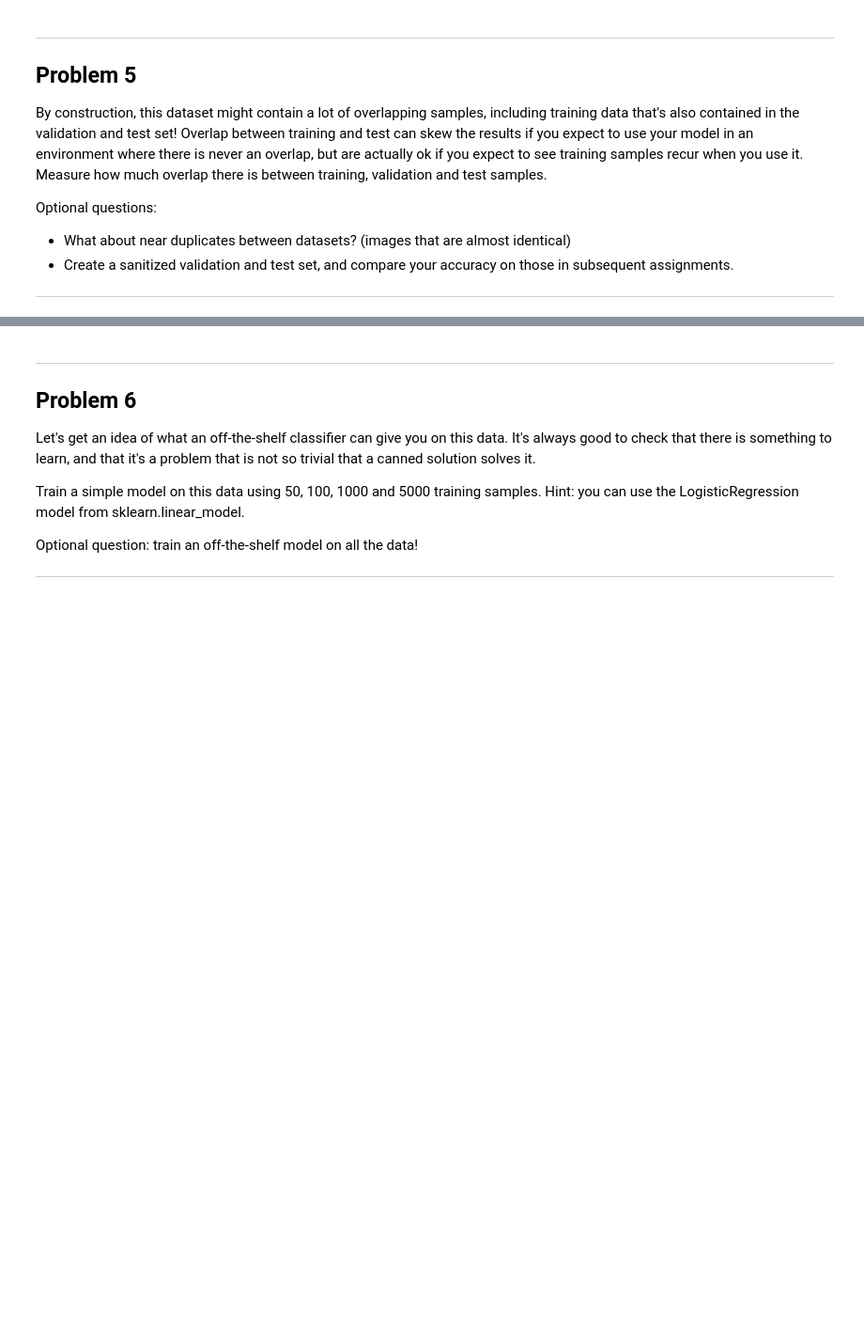
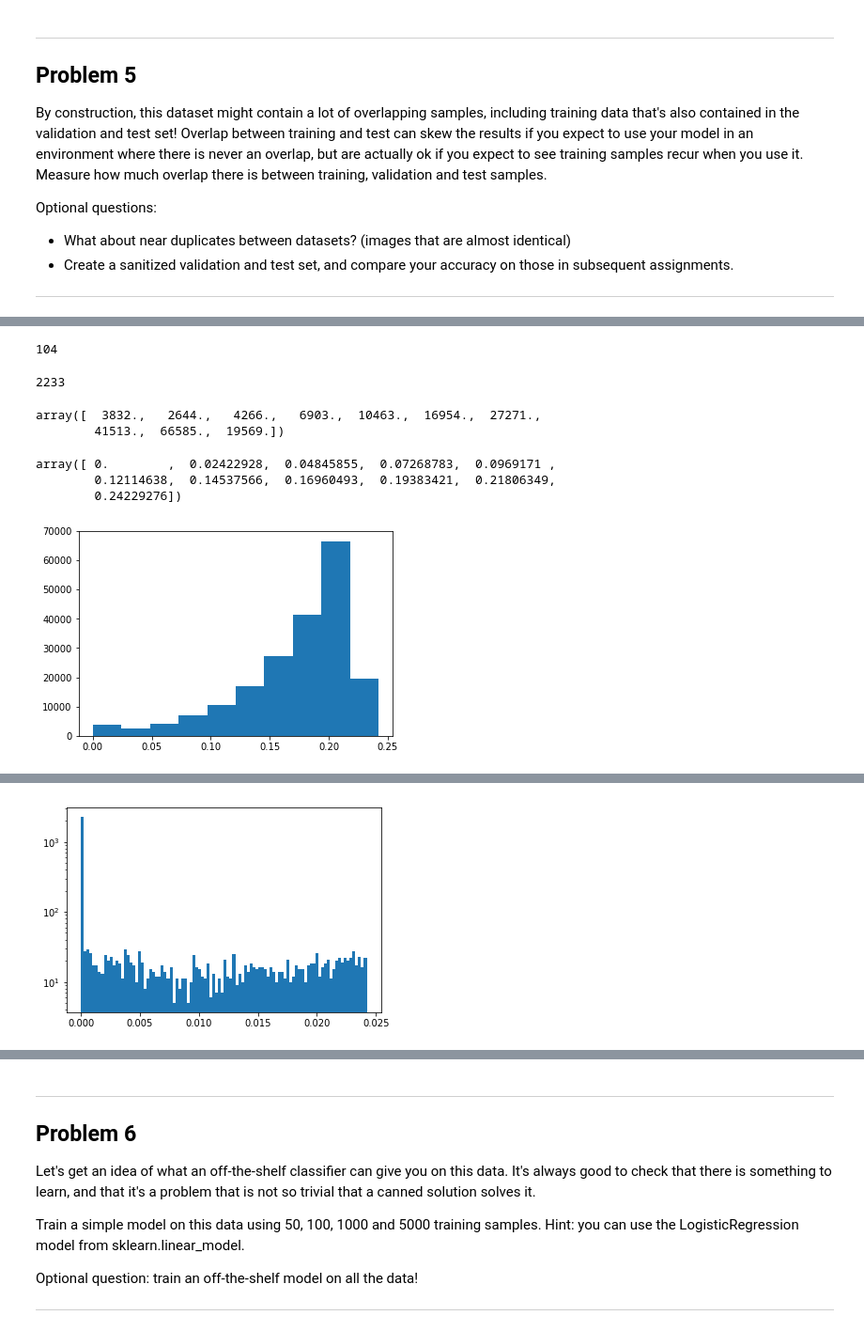
Before and after one commit to Lopako/deep_learn_udacity, a Jupyter notebook: notebooks/1_notmnist-R1.ipynb, the cells around one changed output, grey strips where cells are left out. Shown at 94% size. Drawn from its saved outputs; the diff is of its cells as text; code cells hidden in the pictures; blank space fills up the shorter version.

```diff
--- a/notebooks/1_notmnist-R1.ipynb
+++ b/notebooks/1_notmnist-R1.ipynb
@@ -608,0 +832,15 @@ img_b = valid_dataset[1]
+# %%
+# valid_dataset idxs that appear in train_dataset:
+v_dups_0_1000 = np.array(
+     [  157,  209,  219,  234,  431,  440,  459,  517,  540,  550,  555,
+        604,  618,  800,  906,  928, 1000, 1003, 1058, 1137, 1158, 1255,
+       1537, 1654, 1719, 1772, 2055, 2094, 2228, 2316, 2375, 2389, 2428,
+       2921, 3020, 3073, 3137, 3164, 3187, 3193, 3224, 3284, 3477, 3521,
+       3566, 3712, 3758, 4104, 4194, 4259, 4479, 4509, 4568, 4574, 4799,
+       4907, 4989, 4990, 5036, 5069, 5107, 5182, 5433, 5481, 5523, 5585,
+       5617, 5632, 5659, 5937, 5982, 5987, 6001, 6122, 6154, 6179, 6197,
+       6305, 6371, 6664, 7078, 7144, 7145, 7168, 7247, 7322, 7526, 7550,
+       7551, 7745, 7785, 7867, 7905, 7997, 8019, 8094, 8152, 8176, 8193,
+       8223, 8343, 8366, 8498, 8639, 8722, 8904, 8922, 8937, 8945, 9028,
+       9038, 9179, 9213, 9316, 9329, 9337, 9347, 9479, 9550, 9582, 9869,
+       9945])
@@ -608,0 +1017,56 @@ img_b = valid_dataset[1]
+# %%
+some_stuff = valid_dataset[0:10]
+v_157 = valid_dataset[157]
+
+# from hashlib import md5
+# hash()
+i_t = find_similar_to_img(train_dataset, v_157)[0]
+# display(np.transpose(i_t))
+display(i_t)
+display(i_t.shape)
+v_157.shape
+sample_train = train_dataset[i_t[0:10]]
+# show_some_images(np.concatenate(([v_157],sample_train) ))
+
+v_157
+train_labels[i_t]
+# 0123456789
+# ABCDEFGHIJ
+# show_some_images(valid_dataset[v_dups_0_1000[0:40]])
+max_sum = 0.5*28*28
+display(max_sum)
+v_set_dups = valid_dataset[v_dups_0_1000]
+v_sums = np.sum(v_set_dups, axis=(1,2))
+all_valid_sums = np.sum(valid_dataset, axis=(1,2))
+display(np.count_nonzero(all_valid_sums[all_valid_sums > 390.0]))
+all_valid_sums = np.sum(train_dataset, axis=(1,2))
+display(np.count_nonzero(all_valid_sums[all_valid_sums > 390.0]))
+
+
+tvar = np.var(train_dataset, axis=(1,2))
+counts, bins, _ = plt.hist(tvar)
+display(counts, bins)
+plt.show()
+
+ttvar = tvar[tvar <= bins[1]]
+# counts2, bins2, _ = plt.hist(ttvar, bins=100)
+# counts2, bins2, _ = plt.hist(ttvar, bins=10, log=True)
+counts2, bins2, _ = plt.hist(ttvar, bins=100, log=True)
+display(counts2, bins2)
+plt.show()
+
+ttvar3 = tvar[tvar <= bins2[1]]
+display('bins3:')
+# counts3, bins3, _ = plt.hist(ttvar3, bins=100, log=True)
+counts3, bins3, _ = plt.hist(ttvar3, bins=10)
+display(counts3, bins3)
+plt.show()
+# ttvar4 = tvar[tvar <= bins3[1]]
+counts4, bins4, _ = plt.hist(tvar[tvar <= bins3[1]], bins=100)
+# counts4, bins4, _ = plt.hist(tvar[tvar <= bins3[1]], bins=100, log=True)
+display(counts4, bins4)
+counts5, bins5, _ = plt.hist(tvar[tvar <= bins4[20]])
+display(counts5, bins5)
+plt.show()
+display(tvar[tvar <= bins4[20]])
+# %% [output]
@@ -608,0 +1076,8 @@ img_b = valid_dataset[1]
+104
+2233
+array([  3832.,   2644.,   4266.,   6903.,  10463.,  16954.,  27271.,
+        41513.,  66585.,  19569.])
+array([ 0.        ,  0.02422928,  0.04845855,  0.07268783,  0.0969171 ,
+        0.12114638,  0.14537566,  0.16960493,  0.19383421,  0.21806349,
+        0.24229276])
+[figure, added]
@@ -608,0 +1114 @@ img_b = valid_dataset[1]
+[figure, added]
```
Also changed, not shown: parts of 45 cells of this notebook.
